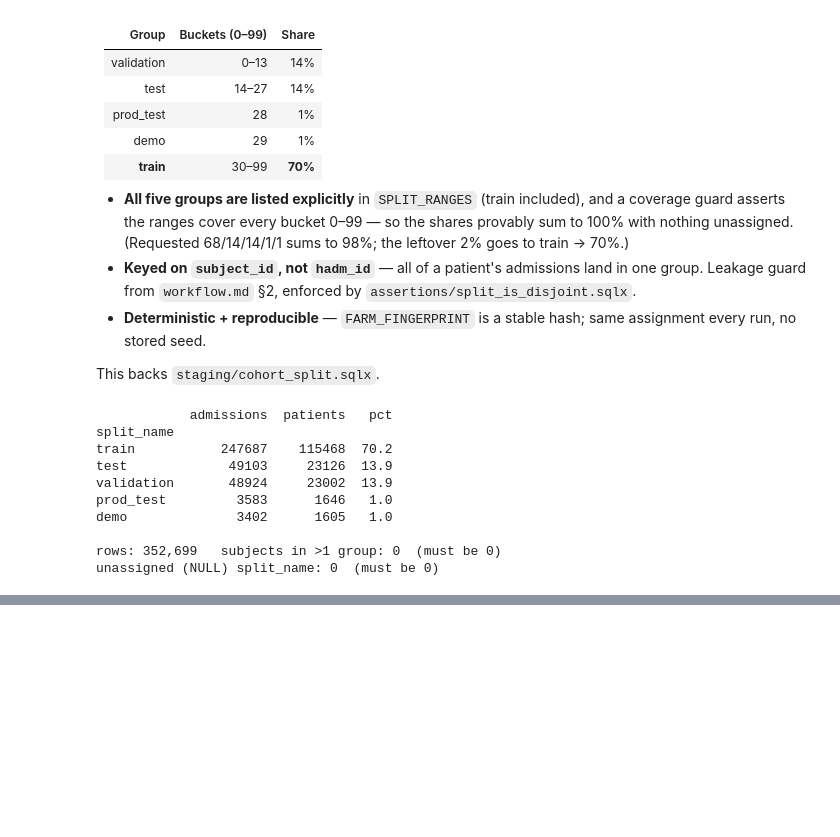
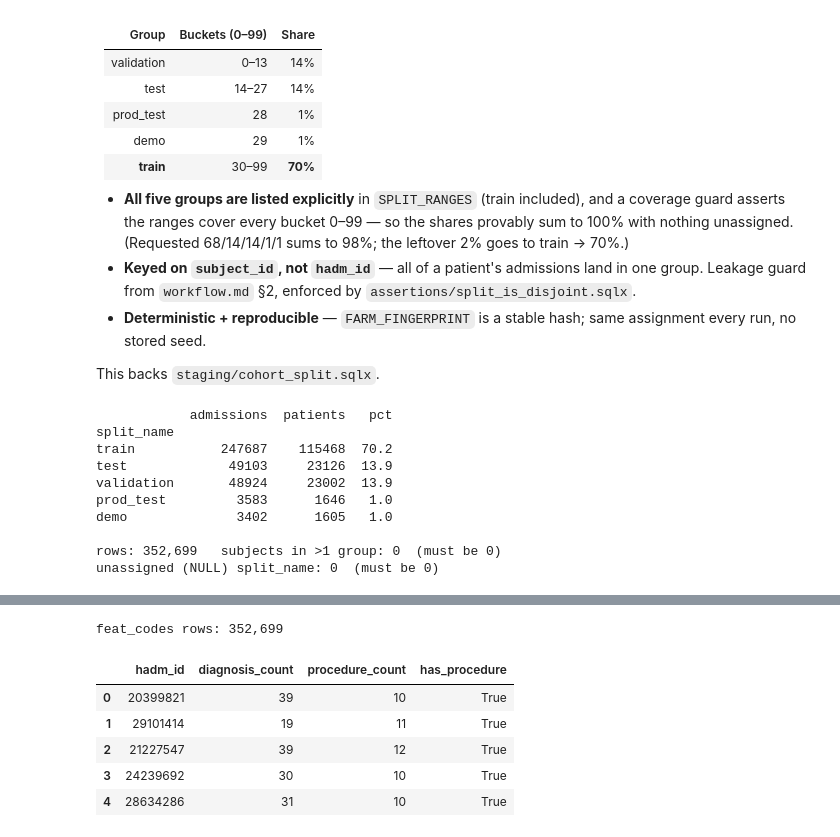
Before and after one commit to DanHerman212/enterprise_clinical_copilot, a Jupyter notebook: projects/mlops/notebooks/data_representation.ipynb, the cells around one changed output, grey strips where cells are left out. Saved outputs shown, nothing was run; the diff lists cells and outputs as text; code cells hidden in the pictures; blank space fills up the shorter version.

```diff
--- a/projects/mlops/notebooks/data_representation.ipynb
+++ b/projects/mlops/notebooks/data_representation.ipynb
@@ -351,0 +922,47 @@ unassigned (NULL) split_name: 0  (must be 0)
+# %%
+# Step 2 — Aggregate. Structured clinical codes, one row per hadm_id.
+# Both code tables LEFT JOIN + COUNT DISTINCT icd_code (matches locate), then
+# COALESCE to 0 — absence of a procedure (~43.5% of stays) is a real 0, not null.
+feat_codes_sql = BASE_CTE + f""",
+spine AS (
+  SELECT hadm_id
+  FROM flagged
+  WHERE anchor_age >= 18
+    AND hospital_expire_flag = 0 AND deathtime IS NULL
+    AND los_hours >= 24
+    AND admission_type NOT IN ({_planned_list})
+    AND NOT is_continuation
+),
+dx AS (
+  -- distinct diagnosis codes on the index admission (comorbidity load).
+  SELECT hadm_id, COUNT(DISTINCT icd_code) AS diagnosis_count
+  FROM `{MIMIC_HOSP}.diagnoses_icd`
+  GROUP BY hadm_id
+),
+px AS (
+  -- distinct procedure codes on the index admission (intervention intensity).
+  SELECT hadm_id, COUNT(DISTINCT icd_code) AS procedure_count
+  FROM `{MIMIC_HOSP}.procedures_icd`
+  GROUP BY hadm_id
+)
+SELECT
+  s.hadm_id,
+  COALESCE(dx.diagnosis_count, 0)       AS diagnosis_count,
+  COALESCE(px.procedure_count, 0)       AS procedure_count,
+  COALESCE(px.procedure_count, 0) > 0   AS has_procedure
+FROM spine AS s
+LEFT JOIN dx USING (hadm_id)
+LEFT JOIN px USING (hadm_id)
+"""
+
+feat_codes = run_sql(feat_codes_sql)
+print(f"feat_codes rows: {len(feat_codes):,}")
+feat_codes.head()
+# %% [output]
+feat_codes rows: 352,699
+|  | hadm_id | diagnosis_count | procedure_count | has_procedure |
+| 0 | 20399821 | 39 | 10 | True |
+| 1 | 29101414 | 19 | 11 | True |
+| 2 | 21227547 | 39 | 12 | True |
+| 3 | 24239692 | 30 | 10 | True |
+| 4 | 28634286 | 31 | 10 | True |
```
Also changed, not shown: parts of 21 cells of this notebook, 9 other files.
